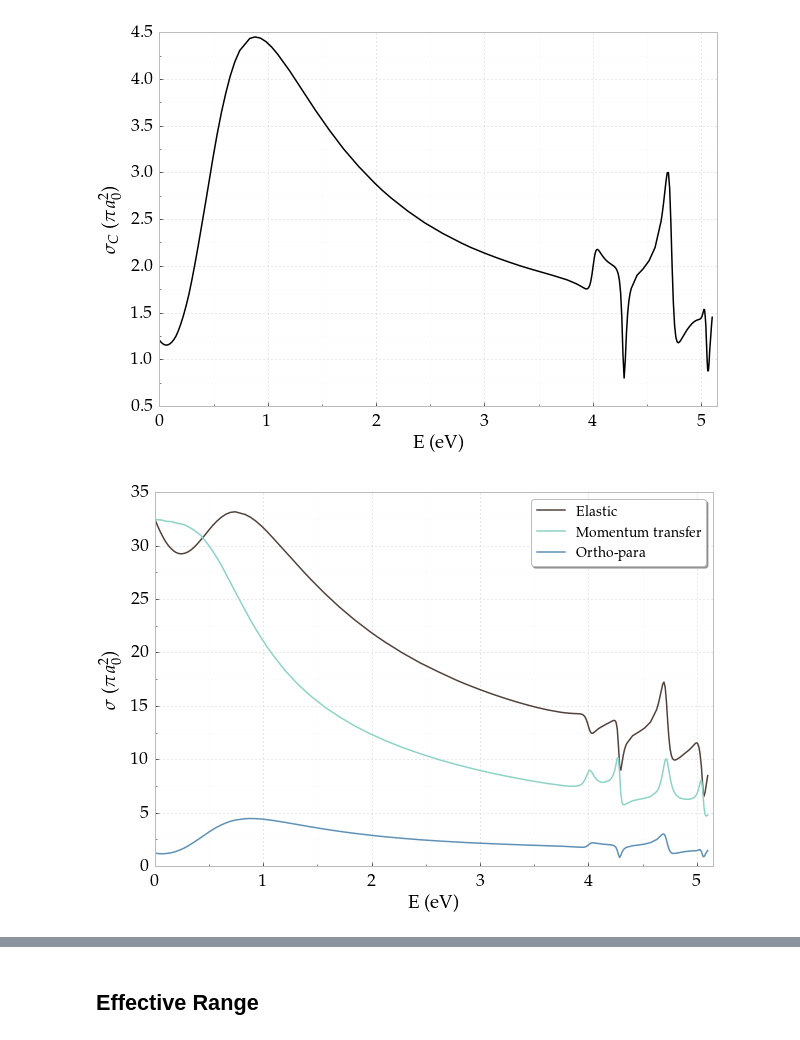
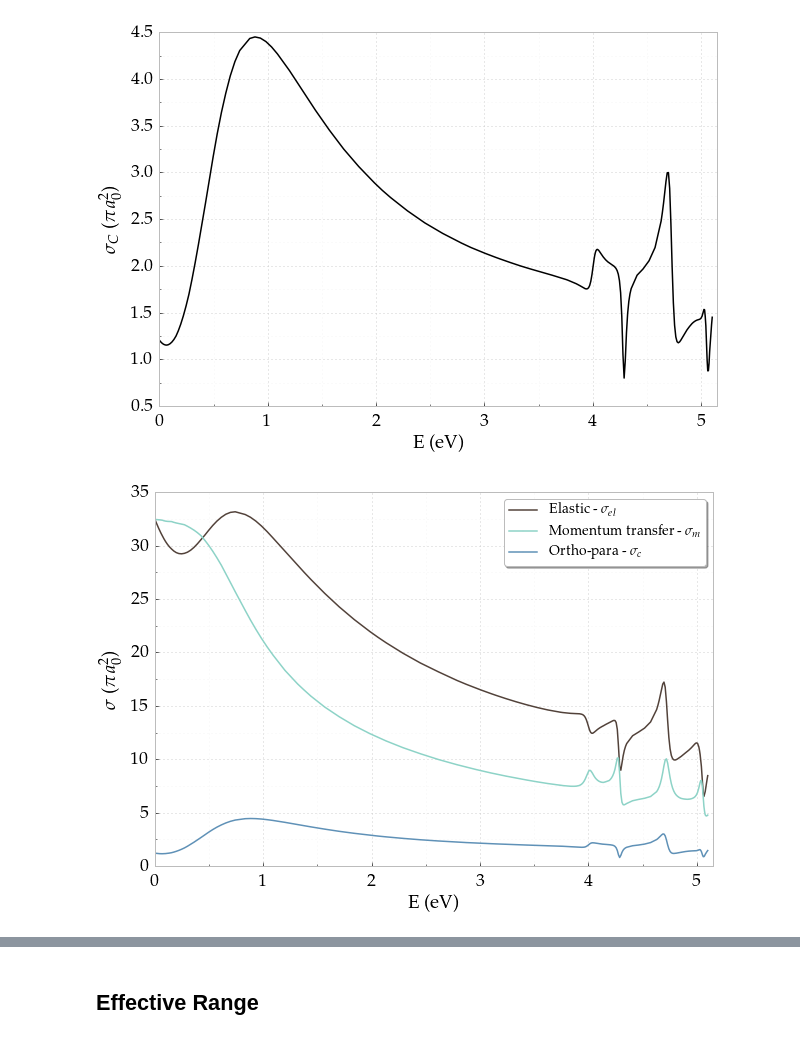
Before and after one commit to DentonW/Papers, a Jupyter notebook: PRA PsH/IPython/Paper Images.ipynb, the cells around one changed output, grey strips where cells are left out. Saved outputs shown, nothing was run; the diff lists cells and outputs as text; code cells hidden in the pictures.

```diff
--- a/PRA PsH/IPython/Paper Images.ipynb
+++ b/PRA PsH/IPython/Paper Images.ipynb
@@ -843,20 +844,20 @@ pyplot.show()
 # %%
 colors = ('#52423A', "#8dd3c7", '#5F91B7')
 
-df.plot(x='E', y='Cross', marker='.', markersize=0.01, label='Elastic', color=colors[0])
-pyplot.plot(ktoE(kappasub), mom_cross, plotsty[1], marker='.', markersize=0.01, label='Momentum transfer', color=colors[1])
-pyplot.plot(ktoE(kappasub), op_cross, '-', marker='.', markersize=0.01, label='Ortho-para', color=colors[2])
+df.plot(x='E', y='Cross', marker='.', markersize=0.01, label=r'Elastic - $\sigma_{el}$', color=colors[0])
+pyplot.plot(ktoE(kappasub), mom_cross, plotsty[1], marker='.', markersize=0.01, label=r'Momentum transfer - $\sigma_{m}$', color=colors[1])
+pyplot.plot(ktoE(kappasub), op_cross, '-', marker='.', markersize=0.01, label=r'Ortho-para - $\sigma_{c}$', color=colors[2])
 
 pyplot.xlabel(r"$\rm{E}$ (eV)")
 pyplot.ylabel(r"$\sigma$ ($\pi a_0^2$)")
 
 pyplot.legend()
 pyplot.xlim([0,5.15])
 FixPlot(plt)
 pyplot.savefig("cross-section-comparisons.pdf", bbox_inches='tight')
 pyplot.show()
 # %% [output]
-[figure, old version]
+[figure, new version]
 # %%
 datanphc = numpy.loadtxt('Hara - Conversion CS.csv', dtype=float, delimiter=',')
 datanpthc = np.transpose(datanphc)
```
Also changed, not shown: parts of 2 cells of this notebook, 4 other files.
